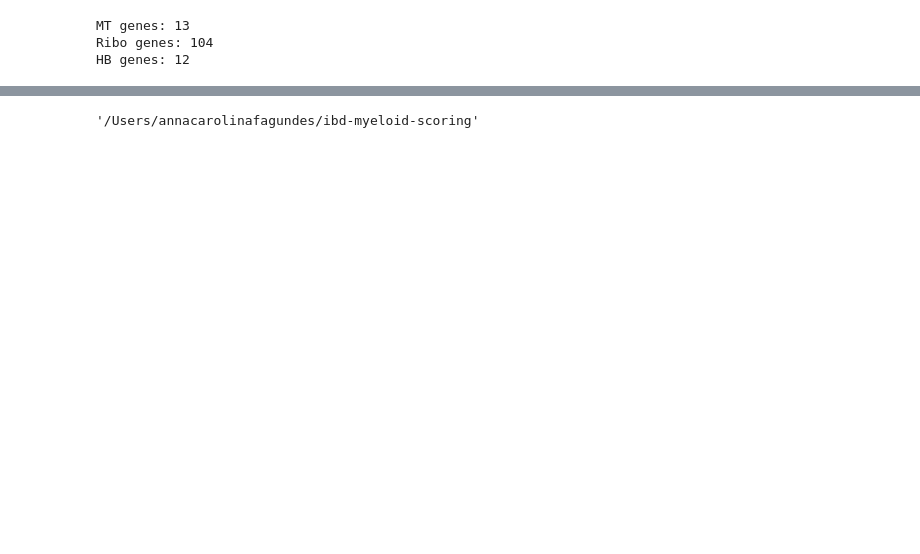
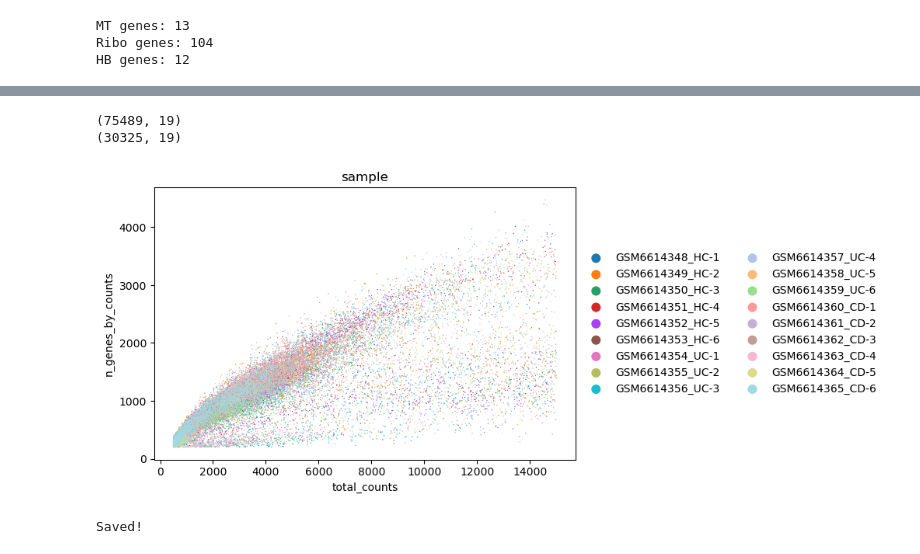
Before and after one commit to crlfgnds/ibd-myeloid-scoring, a Jupyter notebook: notebooks/02_scrna_preprocessing.ipynb, the cells around one changed output, grey strips where cells are left out. Saved outputs shown, nothing was run; the diff lists cells and outputs as text; code cells hidden in the pictures; blank space fills up the shorter version.

```diff
--- a/notebooks/02_scrna_preprocessing.ipynb
+++ b/notebooks/02_scrna_preprocessing.ipynb
@@ -196,4 +244,30 @@ sc.pp.filter_genes(adata_combined, min_cells=3)
-# %%
-os.getcwd()
-# %% [output]
-'/Users/annacarolinafagundes/ibd-myeloid-scoring'
+# %%
+#filter dead cells and doublets
+
+adata_combined_filtered=adata_combined[(adata_combined.obs["total_counts"] < 15000) &
+(adata_combined.obs["total_counts"] > 500) &
+(adata_combined.obs["pct_counts_mt"] < 20) &
+(adata_combined.obs["n_genes_by_counts"] > 200) &
+(adata_combined.obs["n_genes_by_counts"] < 6000)
+]
+# %%
+#check number of cells before and after filtering
+print(adata_combined.obs.shape)
+print(adata_combined_filtered.obs.shape)
+# %% [output]
+(75489, 19)
+(30325, 19)
+# %%
+#visualize QC metrics again
+sc.pl.scatter(adata_combined_filtered, "total_counts",
+              "n_genes_by_counts",
+              color="sample",
+              save="_qc_filtered_scatter.png")
+# %% [output]
+[figure, added]
+# %%
+#save filtered object
+adata_combined_filtered.write("data/processed/adata_combined_filtered.h5ad")
+print("Saved!")
+# %% [output]
+Saved!
```
Also changed, not shown: parts of 12 cells of this notebook.
